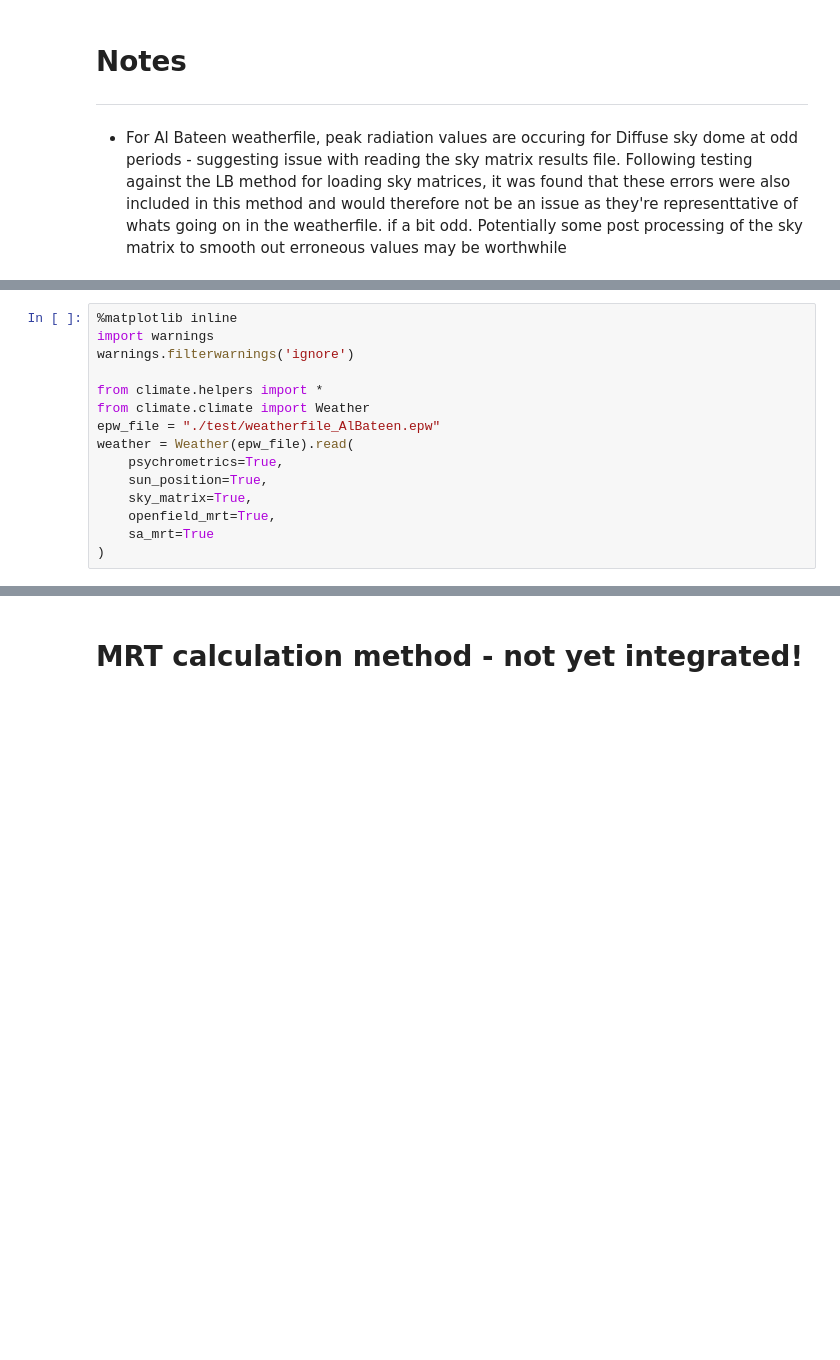
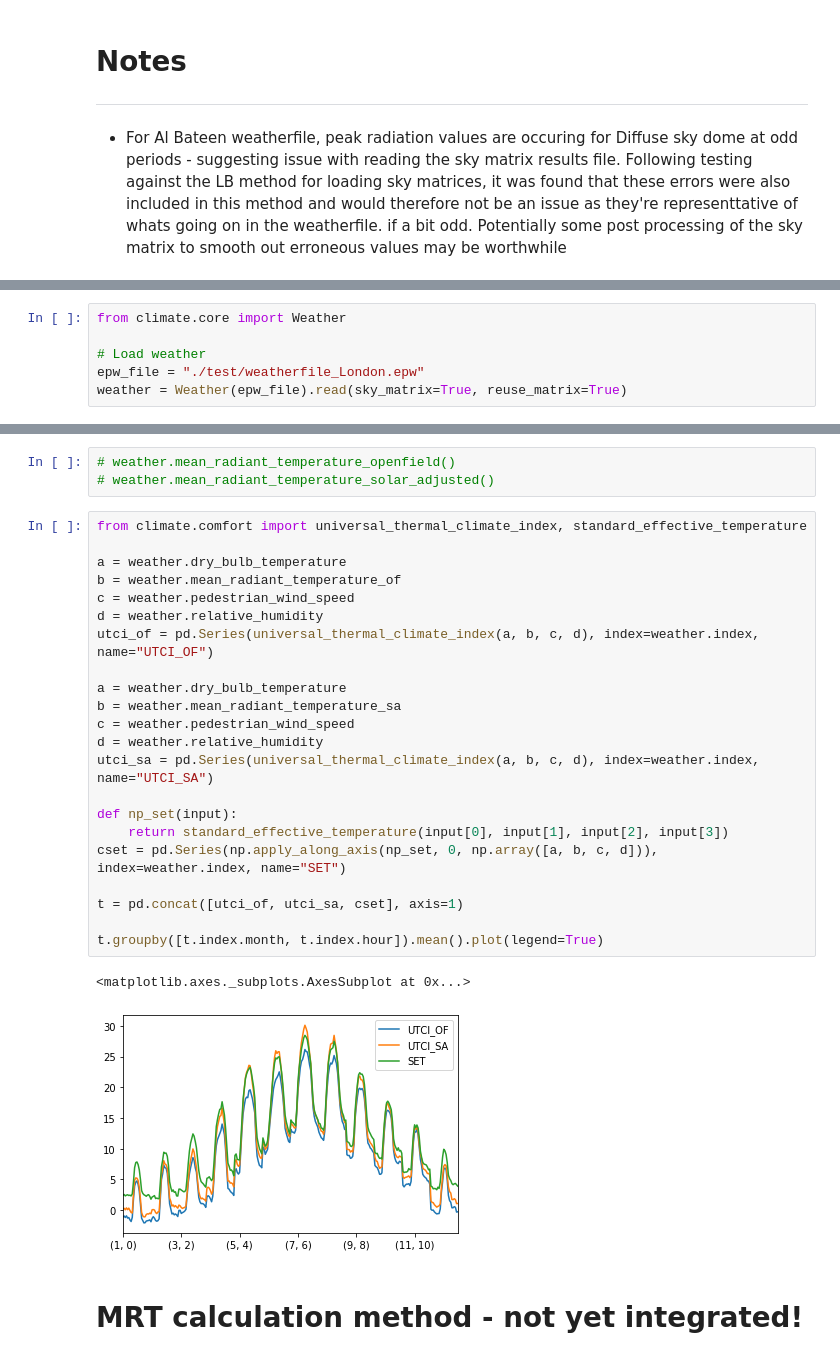
Before and after one commit to cycle13/climate, a Jupyter notebook: test.ipynb, the cells around one changed output, grey strips where cells are left out. Saved outputs shown, nothing was run; the diff lists cells and outputs as text; blank space fills up the shorter version.

```diff
--- a/test.ipynb
+++ b/test.ipynb
@@ -103,18 +19,9 @@ Freq: H, Name: atmospheric_station_pressure, Length: 8760, dtype: int64
 # %%
-%matplotlib inline
-import warnings
-warnings.filterwarnings('ignore')
+from climate.core import Weather
 
-from climate.helpers import *
-from climate.climate import Weather
-epw_file = "./test/weatherfile_AlBateen.epw"
-weather = Weather(epw_file).read(
-    psychrometrics=True,
-    sun_position=True,
-    sky_matrix=True,
-    openfield_mrt=True,
-    sa_mrt=True
-)
+# Load weather
+epw_file = "./test/weatherfile_London.epw"
+weather = Weather(epw_file).read(sky_matrix=True, reuse_matrix=True)
 # %% [output]
 Solar position calculations successful
 Psychrometric calculations successful
@@ -185,2 +30,30 @@ pd.Series(index=weather.index, data=sky_matrix.sum(axis=1)).plot(ax=ax[1])
+# %%
+# weather.mean_radiant_temperature_openfield()
+# weather.mean_radiant_temperature_solar_adjusted()
+# %%
+from climate.comfort import universal_thermal_climate_index, standard_effective_temperature
+
+a = weather.dry_bulb_temperature
+b = weather.mean_radiant_temperature_of
+c = weather.pedestrian_wind_speed
+d = weather.relative_humidity
+utci_of = pd.Series(universal_thermal_climate_index(a, b, c, d), index=weather.index, name="UTCI_OF")
+
+a = weather.dry_bulb_temperature
+b = weather.mean_radiant_temperature_sa
+c = weather.pedestrian_wind_speed
+d = weather.relative_humidity
+utci_sa = pd.Series(universal_thermal_climate_index(a, b, c, d), index=weather.index, name="UTCI_SA")
+
+def np_set(input):
+    return standard_effective_temperature(input[0], input[1], input[2], input[3])
+cset = pd.Series(np.apply_along_axis(np_set, 0, np.array([a, b, c, d])), index=weather.index, name="SET")
+
+t = pd.concat([utci_of, utci_sa, cset], axis=1)
+
+t.groupby([t.index.month, t.index.hour]).mean().plot(legend=True)
+# %% [output]
+<matplotlib.axes._subplots.AxesSubplot at 0x...>
+[figure, added]
 # %% [markdown]
 # MRT calculation method - not yet integrated!
```
Also changed, not shown: parts of 15 cells of this notebook, 6 other files.
